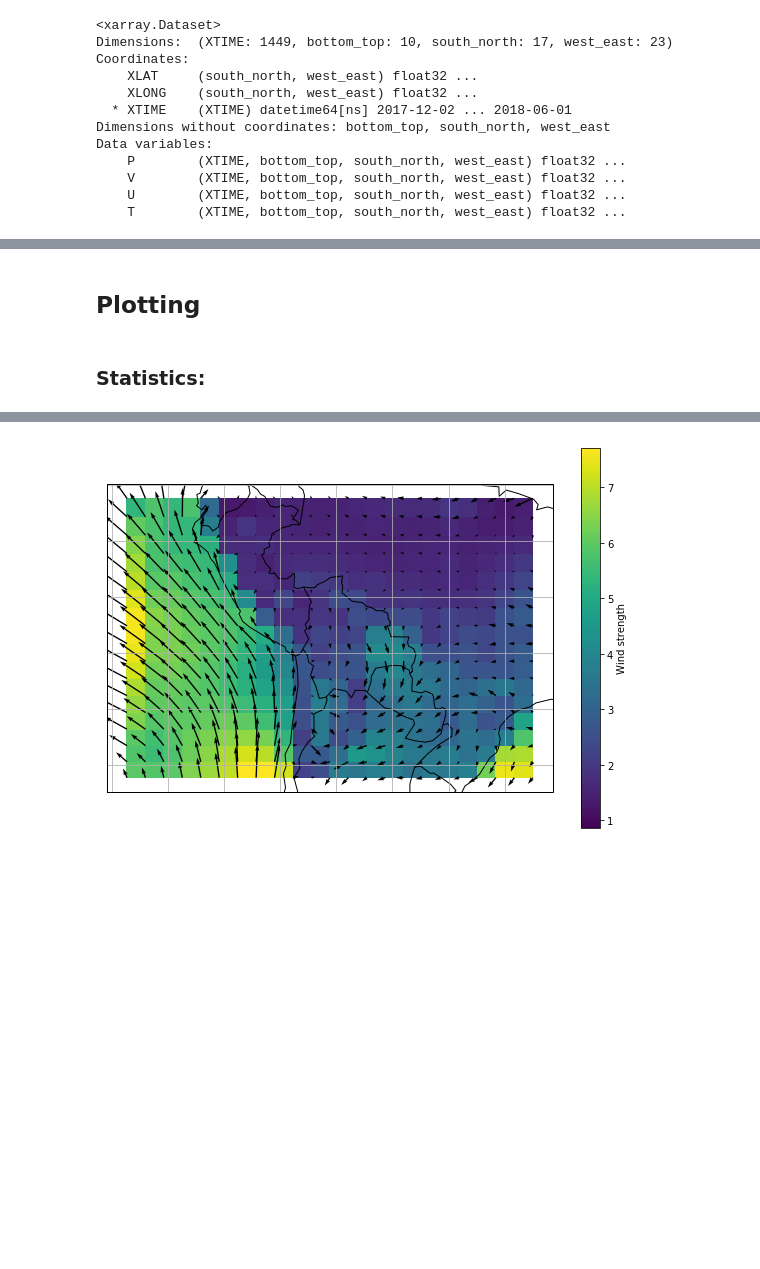
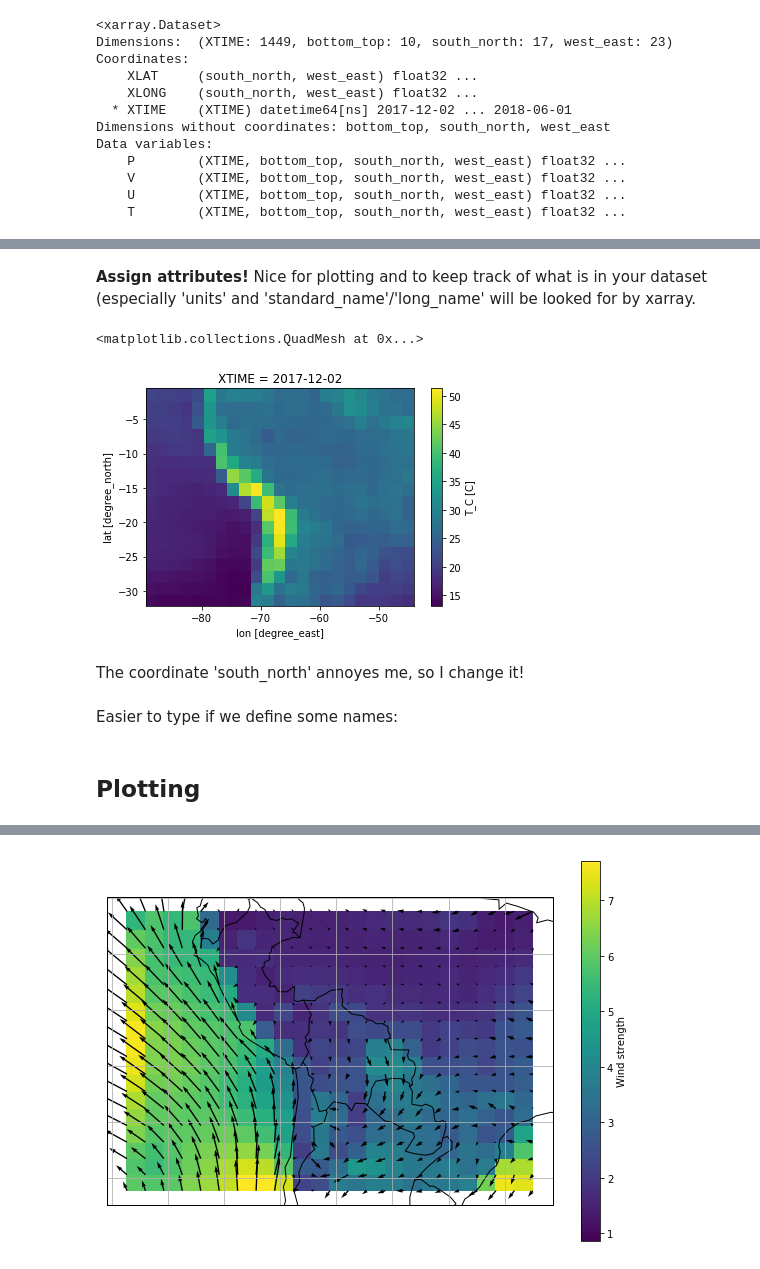
Before and after one commit to daliagachc/negi-stuff, a Jupyter notebook: negi_stuff/presentations/intro_jlab/02-_sub_Sara.ipynb, the cells around one changed output, grey strips where cells are left out. Saved outputs shown, nothing was run; the diff lists cells and outputs as text; code cells hidden in the pictures; blank space fills up the shorter version.

```diff
--- a/negi_stuff/presentations/intro_jlab/02-_sub_Sara.ipynb
+++ b/negi_stuff/presentations/intro_jlab/02-_sub_Sara.ipynb
@@ -29,0 +53,16 @@ Data variables:
+# %% [markdown]
+**Assign attributes!** Nice for plotting and to keep track of what is in your dataset (especially 'units' and 'standard_name'/'long_name' will be looked for by xarray.
+# %%
+# lets process potential temperature into C
+ds['T_C'] = ds['T'] + 300 - 273
+ds['T_C'] = ds['T_C'].assign_attrs({'units': 'C'})
+# %%
+# lets do a basic plot of T_C
+ds[T_C].isel(XTIME=0,bottom_top=0).plot()
+# analogy:
+#ds[T_C][{ilev:0,time:0}].plot()
+# %% [output]
+<matplotlib.collections.QuadMesh at 0x...>
+[figure, added]
+# %% [markdown]
+The coordinate 'south_north' annoyes me, so I change it!
@@ -30,2 +77,4 @@ Data variables:
+# %% [markdown]
+Easier to type if we define some names:
 # %%
 #lets define some constants for the variable names so that calling them is easier.
@@ -46,4 +92,2 @@ ds[T_C] = ds[T_C].assign_attrs({'units': 'C'})
 # %% [markdown]
 ## Plotting
-# %% [markdown]
-### Statistics:
```
Also changed, not shown: parts of 51 cells of this notebook, 1 other file.
